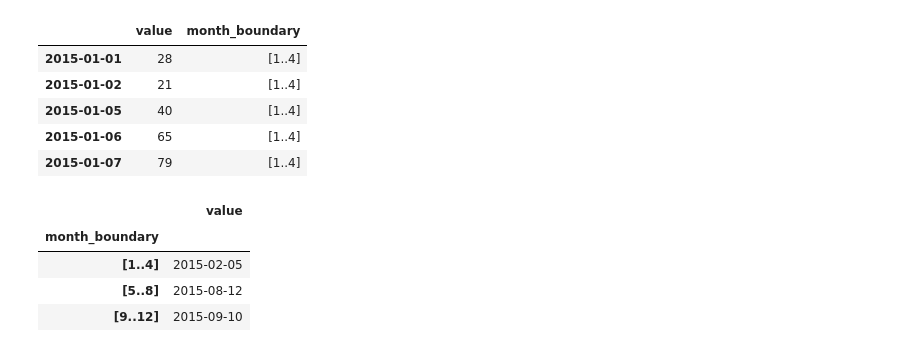
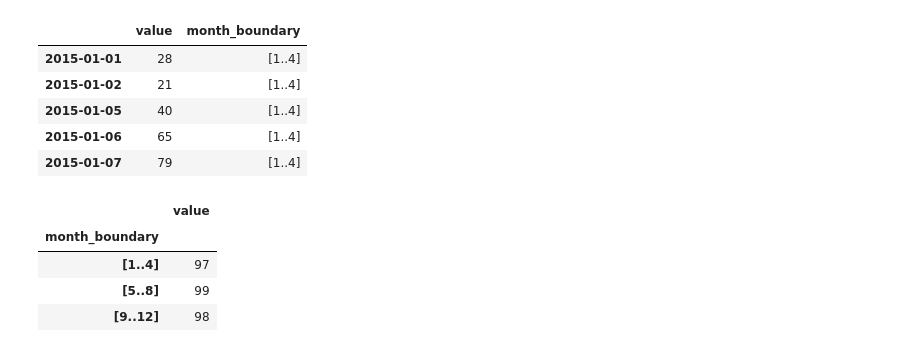
Before and after one commit to unchil/Notebook, a Jupyter notebook: Puzzles_Python.ipynb, the cells around one changed output. Drawn from its saved outputs; the diff is of its cells as text; code cells hidden in the pictures.

```diff
--- a/Puzzles_Python.ipynb
+++ b/Puzzles_Python.ipynb
@@ -1290,10 +1290,11 @@ df.head()
 | 2015-01-06 | 65 | [1..4] |
 | 2015-01-07 | 79 | [1..4] |
 # %%
-df.groupby('month_boundary',  observed=True).idxmax()
+result = df.groupby('month_boundary', observed=True).max()
+result
 # %% [output]
 |  | value |
 | month_boundary |  |
-| [1..4] | 2015-02-05 |
-| [5..8] | 2015-08-12 |
-| [9..12] | 2015-09-10 |
+| [1..4] | 97 |
+| [5..8] | 99 |
+| [9..12] | 98 |
```
Also changed, not shown: parts of 2 cells of this notebook.
